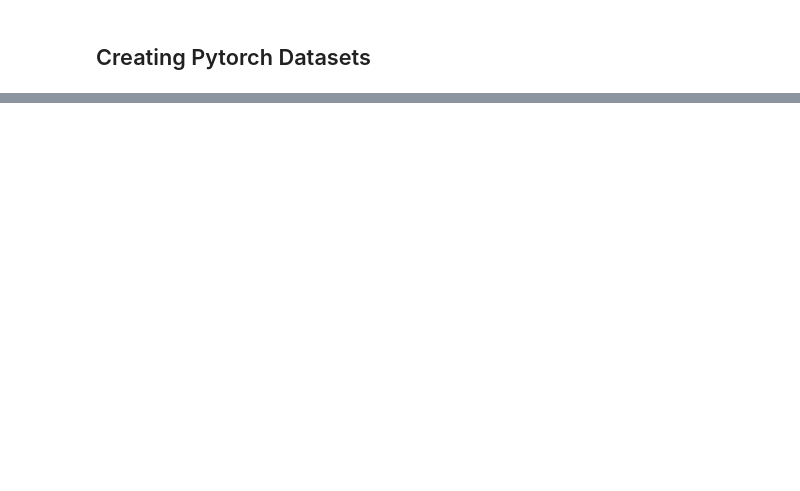
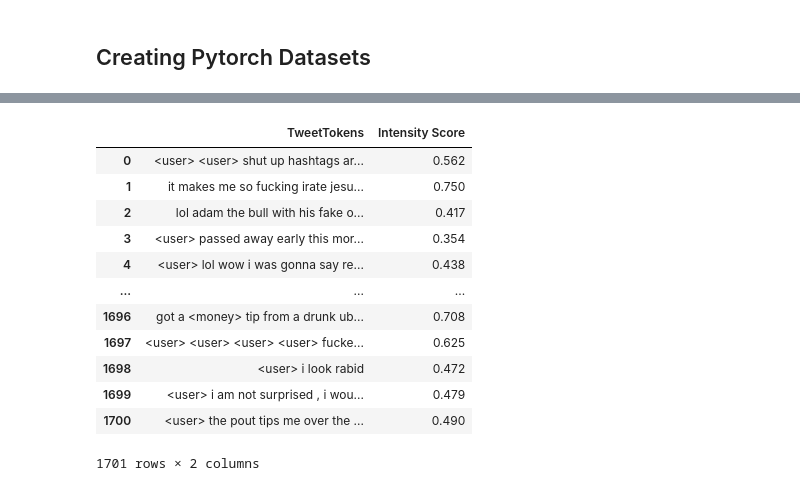
Before and after one commit to peeyushsinghal/da, a Jupyter notebook: mitigating_bias_sa_da.ipynb, the cells around one changed output, grey strips where cells are left out. Saved outputs shown, nothing was run; the diff lists cells and outputs as text; code cells hidden in the pictures; blank space fills up the shorter version.

```diff
--- a/mitigating_bias_sa_da.ipynb
+++ b/mitigating_bias_sa_da.ipynb
@@ -128,10 +130,12 @@ def parse(task, dataset, emotion='anger') -> pd.DataFrame:
     if task == 'EI-reg':
         data_train = TASK1.EI_reg[emotion][dataset]
         df = parse_reg(data_train)
+        df[df.columns[-1]] = df[df.columns[-1]].astype(float)
         return df
     elif task == 'V-reg':
         data_train = TASK1.V_reg[dataset]
         df = parse_reg(data_train)
+        df[df.columns[-1]] = df[df.columns[-1]].astype(float)
         return df
     else:
         return None, None
@@ -214,11 +212,16 @@ def preprocess_tweets(df)-> pd.DataFrame:
   tweets = df.Tweet.to_list()
   # df['TweetTokens'] = [emoji.demojize(text_processor.pre_process_doc(tweet),language = 'en') for tweet in tweets] # Translates emoji in to word and preprocesss
   # df['TweetTokens'] = [text_processor.pre_process_doc(tweet) for tweet in tweets] # preprocesss
-  tweets_processed = [text_processor.pre_process_doc(tweet) for tweet in tweets] # preprocesss
-  for tweet in tweets_processed:
-    for index, token in enumerate(tweet):
-      if emoji.is_emoji(token):
-        tweet[index] = emoji.demojize(token, language = 'en')
+  # tweets_processed = [text_processor.pre_process_doc(tweet) for tweet in tweets] # preprocesss
+  # for tweet in tweets_processed:
+  #   for index, token in enumerate(tweet):
+  #     if emoji.is_emoji(token):
+  #       tweet[index] = emoji.demojize(token, language = 'en')
+
+  tweets_processed = [" ".join(text_processor.pre_process_doc(tweet)) for tweet in tweets] # preprocesss
+  # print (tweets_processed)
+  for index, tweet in enumerate(tweets_processed):
+      tweets_processed[index] = emoji.demojize(tweet, language = 'en')
 
   df['TweetTokens'] = tweets_processed
   # print(df)
@@ -391,0 +469,17 @@ numericalize -> cat and a dog <URL>:  [5, 1, 4, 7, 1]
+# %%
+df_train = dict_df_subset['df_EI_reg_train_subset']
+df_train
+# %% [output]
+|  | TweetTokens | Intensity Score |
+| 0 | <user> <user> shut up hashtags ar... | 0.562 |
+| 1 | it makes me so fucking irate jesu... | 0.750 |
+| 2 | lol adam the bull with his fake o... | 0.417 |
+| 3 | <user> passed away early this mor... | 0.354 |
+| 4 | <user> lol wow i was gonna say re... | 0.438 |
+| ... | ... | ... |
+| 1696 | got a <money> tip from a drunk ub... | 0.708 |
+| 1697 | <user> <user> <user> <user> fucke... | 0.625 |
+| 1698 | <user> i look rabid | 0.472 |
+| 1699 | <user> i am not surprised , i wou... | 0.479 |
+| 1700 | <user> the pout tips me over the ... | 0.490 |
+1701 rows × 2 columns
```
Also changed, not shown: parts of 20 cells of this notebook.
